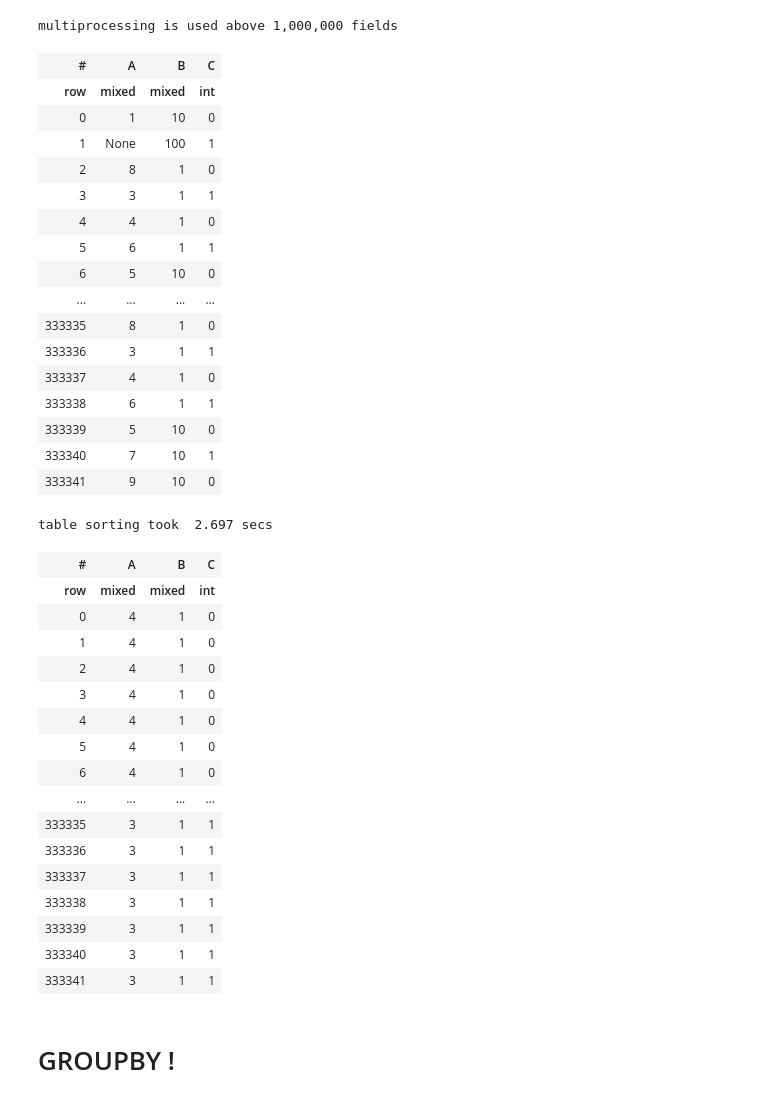
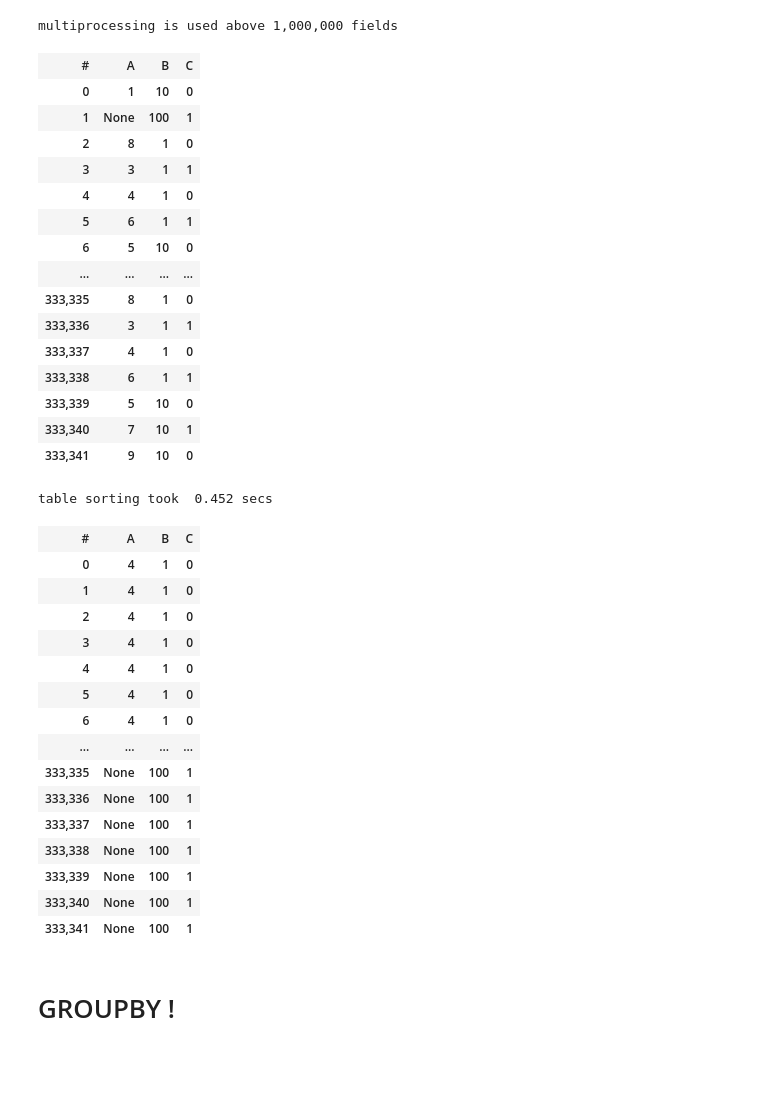
Before and after one commit to root-11/tablite, a Jupyter notebook: tutorial.ipynb, the cells around one changed output. Drawn from its saved outputs; the diff is of its cells as text; code cells hidden in the pictures; blank space fills up the shorter version.

```diff
--- a/tutorial.ipynb
+++ b/tutorial.ipynb
@@ -480,13 +464,20 @@ Table(0 columns, 0 rows)
 # %% [markdown]
 # SAVE
 # %%
-# tablite uses HDF5 as the backend storage because it is fast.
+# tablite uses .npy for storage because it is fast.
 # this means you can make a table persistent using .save
-t5.save = True
-key = t5.key
-del t5
-stored_tables = Table.reload_saved_tables()
-old_t5 = [t for t in stored_tables if t.key == key][0]
+local_file = Path("local_file.tpz")
+t5.save(local_file)
+
+old_t5 = Table.load(local_file)
 print("the t5 table had", len(old_t5), "rows")  # the t5 table had 135000 rows
+
+del old_t5  # only removes the in-memory object
+
+print("old_t5 still exists?", local_file.exists())
+print("path:", local_file)
+
+import os
+os.remove(local_file)
 # %% [output]
 the t5 table had 135000 rows
@@ -619,15 +598,16 @@ print(f"multiprocessing is used above {SINGLE_PROCESSING_LIMIT:,} fields")
 multiprocessing is used above 1,000,000 fields
 # %%
 import math
-table = Table()
 n = math.ceil(1_000_000 / (9*3))
-table.add_column('A', data=[ 1, None, 8,   3, 4, 6,  5,  7,  9]*n)
-table.add_column('B', data=[10,  100, 1, "1", 1, 1, 10, 10, 10]*n)
-table.add_column('C', data=[ 0,    1, 0,   1, 0, 1,  0,  1,  0]*n)
+
+table = Table({
+    'A':[ 1, None, 8, 3, 4, 6,  5,  7,  9]*n,
+    'B':[10,'100', 1, 1, 1, 1, 10, 10, 10]*n,
+    'C':[ 0,    1, 0, 1, 0, 1,  0,  1,  0]*n,
+})
 table
 # %% [output]
 | # | A | B | C |
-| row | mixed | mixed | int |
 | 0 | 1 | 10 | 0 |
 | 1 | None | 100 | 1 |
 | 2 | 8 | 1 | 0 |
@@ -636,13 +616,13 @@ table
 | 5 | 6 | 1 | 1 |
 | 6 | 5 | 10 | 0 |
 | ... | ... | ... | ... |
-| 333335 | 8 | 1 | 0 |
-| 333336 | 3 | 1 | 1 |
-| 333337 | 4 | 1 | 0 |
-| 333338 | 6 | 1 | 1 |
-| 333339 | 5 | 10 | 0 |
-| 333340 | 7 | 10 | 1 |
-| 333341 | 9 | 10 | 0 |
+| 333,335 | 8 | 1 | 0 |
+| 333,336 | 3 | 1 | 1 |
+| 333,337 | 4 | 1 | 0 |
+| 333,338 | 6 | 1 | 1 |
+| 333,339 | 5 | 10 | 0 |
+| 333,340 | 7 | 10 | 1 |
+| 333,341 | 9 | 10 | 0 |
 # %%
 import time as cputime
 start = cputime.time()
@@ -651,9 +631,8 @@ sorted_table = table.sort(**sort_order)  # sorts 1M values.
 print("table sorting took ", round(cputime.time() - start,3), "secs")
 sorted_table
 # %% [output]
-table sorting took  2.697 secs
+table sorting took  0.452 secs
 | # | A | B | C |
-| row | mixed | mixed | int |
 | 0 | 4 | 1 | 0 |
 | 1 | 4 | 1 | 0 |
 | 2 | 4 | 1 | 0 |
@@ -662,13 +641,13 @@ table sorting took  2.697 secs
 | 5 | 4 | 1 | 0 |
 | 6 | 4 | 1 | 0 |
 | ... | ... | ... | ... |
-| 333335 | 3 | 1 | 1 |
-| 333336 | 3 | 1 | 1 |
-| 333337 | 3 | 1 | 1 |
-| 333338 | 3 | 1 | 1 |
-| 333339 | 3 | 1 | 1 |
-| 333340 | 3 | 1 | 1 |
-| 333341 | 3 | 1 | 1 |
+| 333,335 | None | 100 | 1 |
+| 333,336 | None | 100 | 1 |
+| 333,337 | None | 100 | 1 |
+| 333,338 | None | 100 | 1 |
+| 333,339 | None | 100 | 1 |
+| 333,340 | None | 100 | 1 |
+| 333,341 | None | 100 | 1 |
 # %% [markdown]
 # GROUPBY !
 # %%
```
Also changed, not shown: parts of 60 cells of this notebook.
